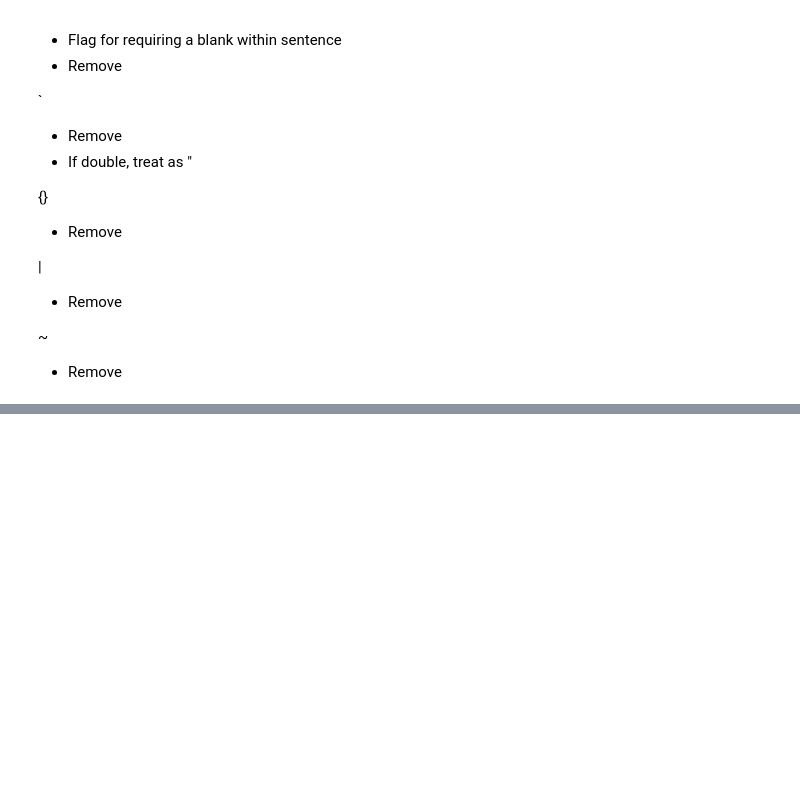
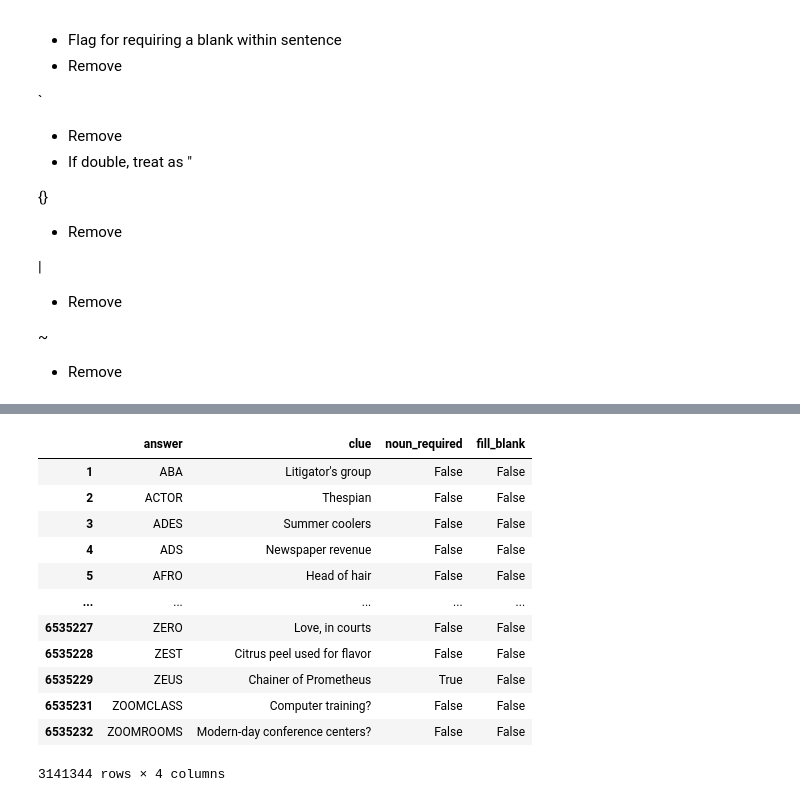
Before and after one commit to OwenBrush/crossword-solver, a Jupyter notebook: data_exploration.ipynb, the cells around one changed output, grey strips where cells are left out. Saved outputs shown, nothing was run; the diff lists cells and outputs as text; code cells hidden in the pictures; blank space fills up the shorter version.

```diff
--- a/data_exploration.ipynb
+++ b/data_exploration.ipynb
@@ -248,0 +264,38 @@ _
+# %%
+EXPRESSIONS_TO_REMOVE = ['\d+',]
+
+def prepare_data(data:pd.DataFrame) -> pd.DataFrame:
+    prepare_noun_required(data)
+    prepare_fill_blank(data)
+    data.drop_duplicates(['answer','clue'],keep='first', inplace=True)
+    return data
+
+def prepare_noun_required(data:pd.DataFrame) -> pd.DataFrame:
+    data['noun_required'] = data['clue'].str.contains('[A-Z].*[A-Z]',regex=True)
+    return data
+
+def prepare_fill_blank(data:pd.DataFrame) -> pd.DataFrame:
+    data['fill_blank'] = data['clue'].str.contains('_', regex=False)
+    return data
+
+def clean_strings(data:pd.DataFrame) -> pd.DataFrame:
+    data['answer'] = data['answer'].str.lower()
+    data['clue'] = data['clue'].str.lower()
+    data.replace('$', ' money ')
+    data.replace('``', '"')
+# %%
+prepare_data(df)
+# %% [output]
+|  | answer | clue | noun_required | fill_blank |
+| 1 | ABA | Litigator's group | False | False |
+| 2 | ACTOR | Thespian | False | False |
+| 3 | ADES | Summer coolers | False | False |
+| 4 | ADS | Newspaper revenue | False | False |
+| 5 | AFRO | Head of hair | False | False |
+| ... | ... | ... | ... | ... |
+| 6535227 | ZERO | Love, in courts | False | False |
+| 6535228 | ZEST | Citrus peel used for flavor | False | False |
+| 6535229 | ZEUS | Chainer of Prometheus | True | False |
+| 6535231 | ZOOMCLASS | Computer training? | False | False |
+| 6535232 | ZOOMROOMS | Modern-day conference centers? | False | False |
+3141344 rows × 4 columns
```
Also changed, not shown: parts of 5 cells of this notebook.
